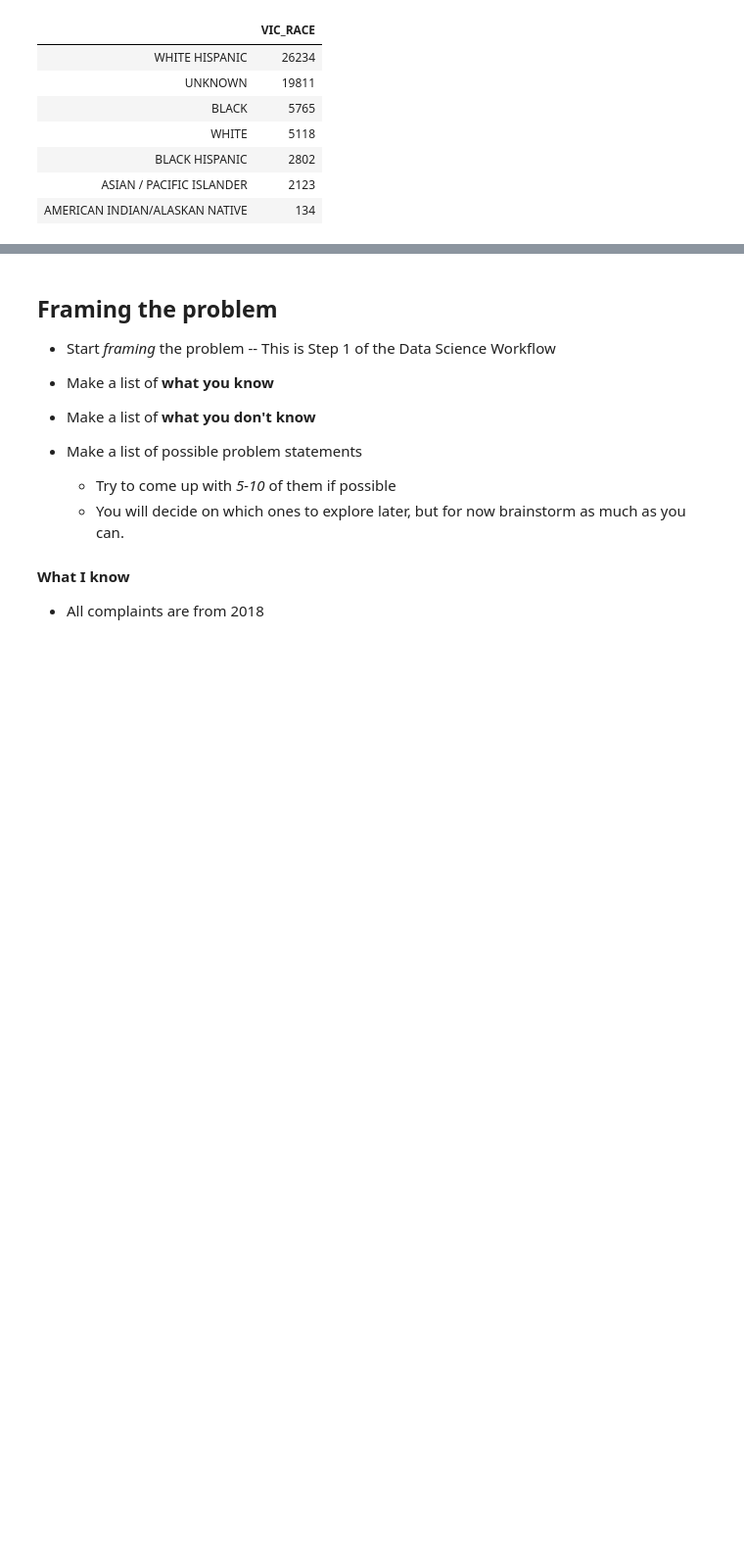
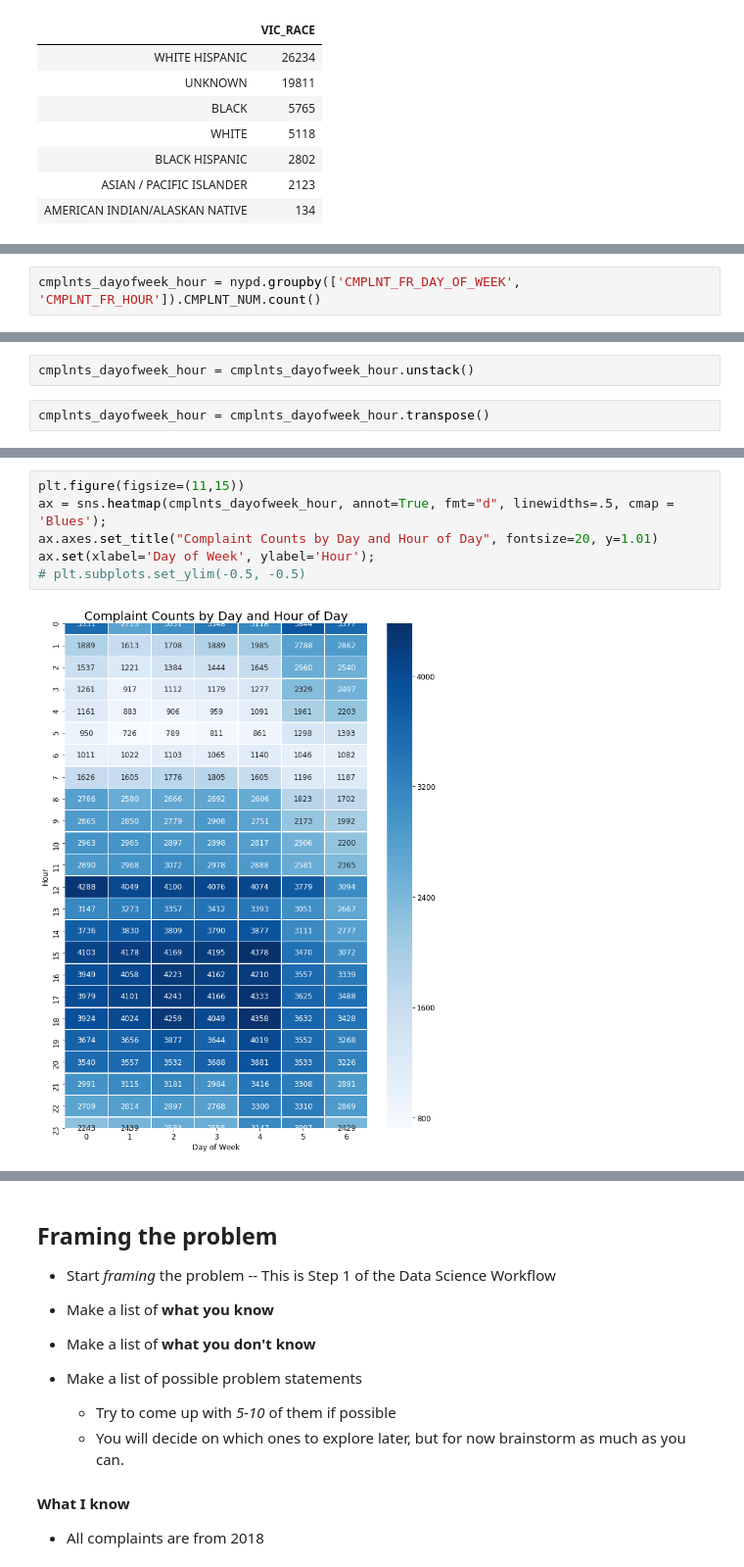
Before and after one commit to gpaet05/nypd-complaints, a Jupyter notebook: eda.ipynb, the cells around one changed output, grey strips where cells are left out. Shown at 98% size. Cells and saved outputs as stored; diff of their text form; blank space fills up the shorter version.

```diff
--- a/eda.ipynb
+++ b/eda.ipynb
@@ -346,0 +1167,2 @@ pd.DataFrame(nypd[nypd['SUSP_RACE'] == 'WHITE HISPANIC']['VIC_RACE'].value_count
+# %%
+cmplnts_dayofweek_hour = nypd.groupby(['CMPLNT_FR_DAY_OF_WEEK', 'CMPLNT_FR_HOUR']).CMPLNT_NUM.count()
@@ -346,0 +1211,4 @@ pd.DataFrame(nypd[nypd['SUSP_RACE'] == 'WHITE HISPANIC']['VIC_RACE'].value_count
+# %%
+cmplnts_dayofweek_hour = cmplnts_dayofweek_hour.unstack()
+# %%
+cmplnts_dayofweek_hour = cmplnts_dayofweek_hour.transpose()
@@ -346,0 +1236,8 @@ pd.DataFrame(nypd[nypd['SUSP_RACE'] == 'WHITE HISPANIC']['VIC_RACE'].value_count
+# %%
+plt.figure(figsize=(11,15))
+ax = sns.heatmap(cmplnts_dayofweek_hour, annot=True, fmt="d", linewidths=.5, cmap = 'Blues');
+ax.axes.set_title("Complaint Counts by Day and Hour of Day", fontsize=20, y=1.01)
+ax.set(xlabel='Day of Week', ylabel='Hour');
+# plt.subplots.set_ylim(-0.5, -0.5)
+# %% [output]
+[figure, added]
```
Also changed, not shown: parts of 127 cells of this notebook.
